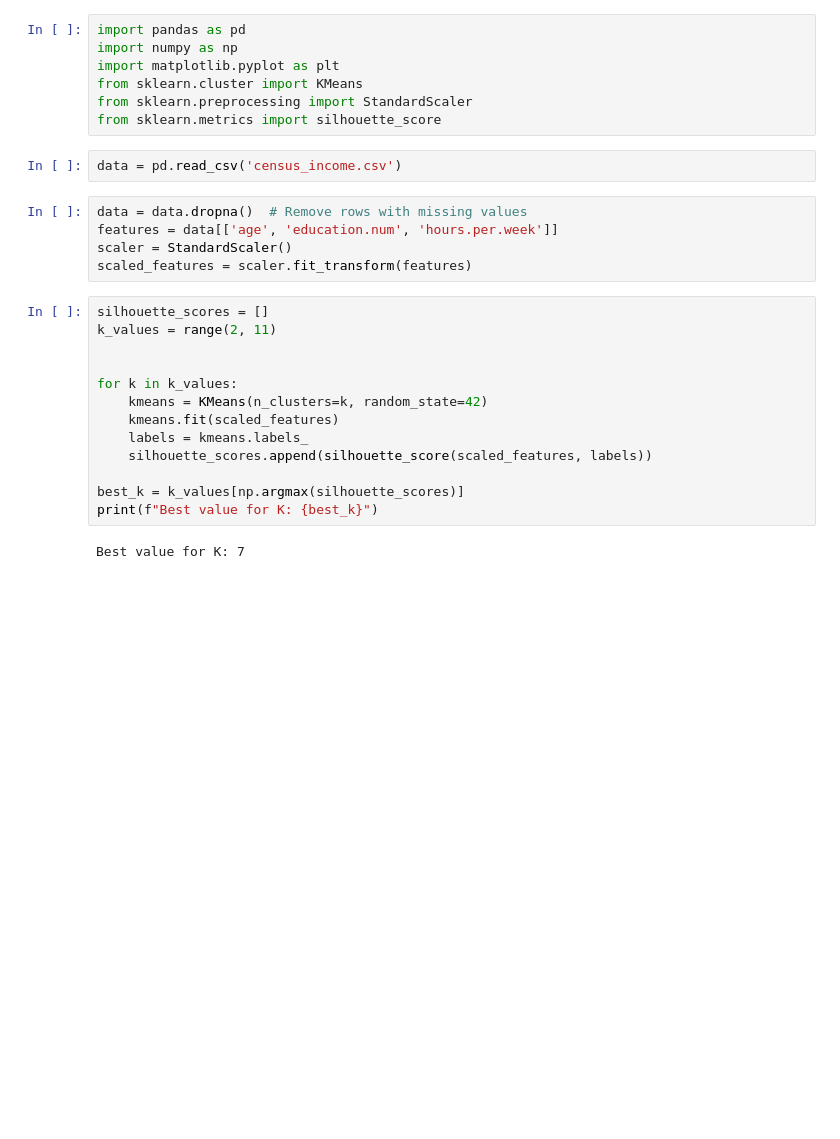
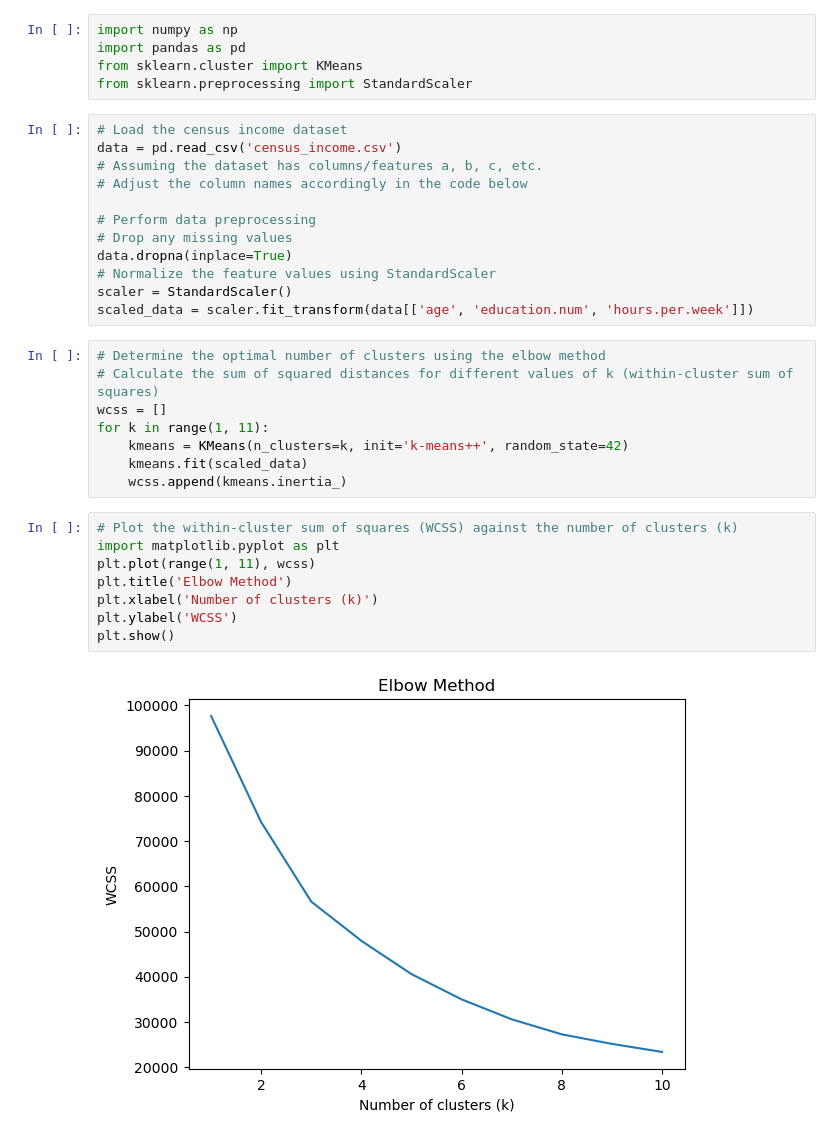
Before and after one commit to tssohn/CET182-Project, a Jupyter notebook: K-means clustering.ipynb, the cells around one changed output. Cells and saved outputs as stored; diff of their text form; blank space fills up the shorter version.

```diff
--- a/K-means clustering.ipynb
+++ b/K-means clustering.ipynb
@@ -1,30 +1,36 @@
 # %%
+import numpy as np
 import pandas as pd
-import numpy as np
-import matplotlib.pyplot as plt
 from sklearn.cluster import KMeans
 from sklearn.preprocessing import StandardScaler
-from sklearn.metrics import silhouette_score
 # %%
+# Load the census income dataset
 data = pd.read_csv('census_income.csv')
+# Assuming the dataset has columns/features a, b, c, etc.
+# Adjust the column names accordingly in the code below
+
+# Perform data preprocessing
+# Drop any missing values
+data.dropna(inplace=True)
+# Normalize the feature values using StandardScaler
+scaler = StandardScaler()
+scaled_data = scaler.fit_transform(data[['age', 'education.num', 'hours.per.week']])
 # %%
-data = data.dropna()  # Remove rows with missing values
-features = data[['age', 'education.num', 'hours.per.week']]
-scaler = StandardScaler()
-scaled_features = scaler.fit_transform(features)
+# Determine the optimal number of clusters using the elbow method
+# Calculate the sum of squared distances for different values of k (within-cluster sum of squares)
+wcss = []
+for k in range(1, 11):
+    kmeans = KMeans(n_clusters=k, init='k-means++', random_state=42)
+    kmeans.fit(scaled_data)
+    wcss.append(kmeans.inertia_)
 # %%
-silhouette_scores = []
-k_values = range(2, 11)
-
-
-for k in k_values:
-    kmeans = KMeans(n_clusters=k, random_state=42)
-    kmeans.fit(scaled_features)
-    labels = kmeans.labels_
-    silhouette_scores.append(silhouette_score(scaled_features, labels))
-
-best_k = k_values[np.argmax(silhouette_scores)]
-print(f"Best value for K: {best_k}")
+# Plot the within-cluster sum of squares (WCSS) against the number of clusters (k)
+import matplotlib.pyplot as plt
+plt.plot(range(1, 11), wcss)
+plt.title('Elbow Method')
+plt.xlabel('Number of clusters (k)')
+plt.ylabel('WCSS')
+plt.show()
 # %% [output]
-Best value for K: 7
+[figure, added]
 # %%
```
Also changed, not shown: parts of 7 cells of this notebook.
